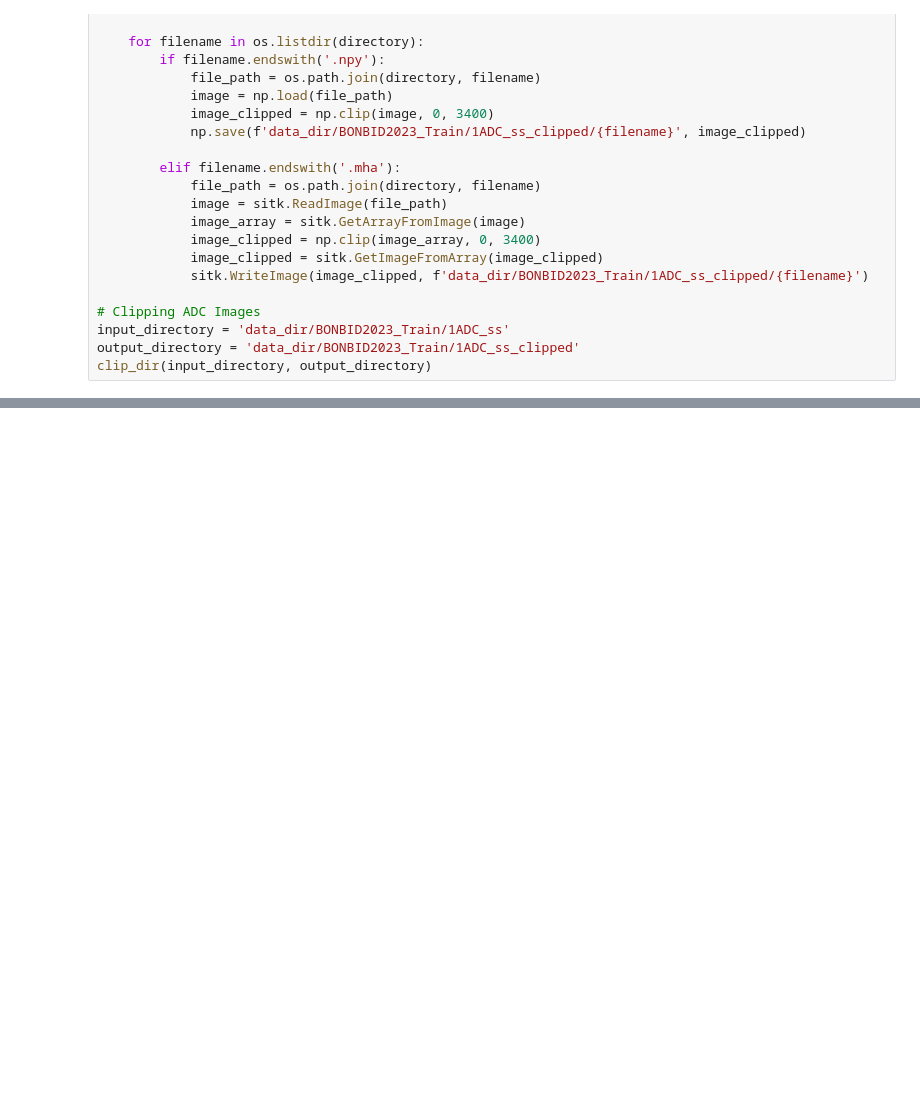
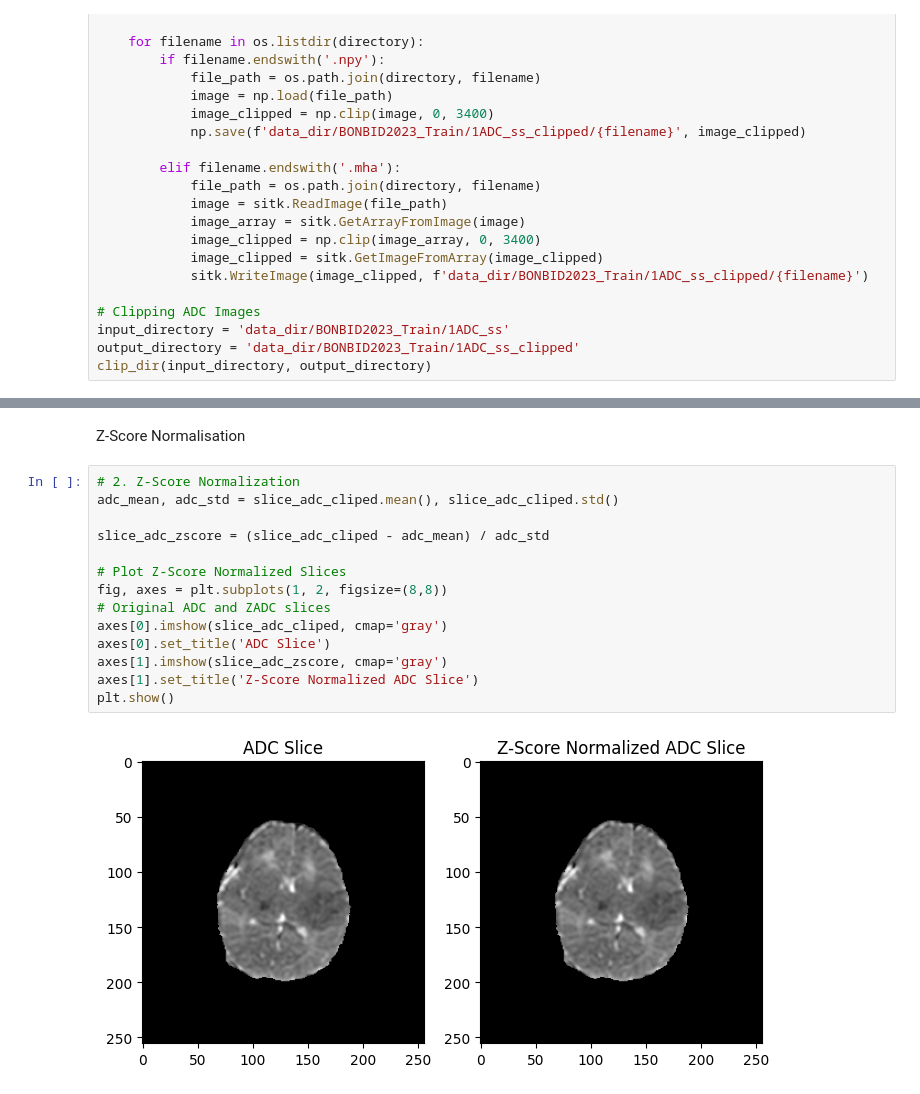
Before and after one commit to Neonatal-Brain-Lesion-Segmentation/CodeBase, a Jupyter notebook: codebase/transforms/preprocess.ipynb, the cells around one changed output, grey strips where cells are left out. Cells and saved outputs as stored; diff of their text form; blank space fills up the shorter version.

```diff
--- a/codebase/transforms/preprocess.ipynb
+++ b/codebase/transforms/preprocess.ipynb
@@ -331,0 +349,18 @@ clip_dir(input_directory, output_directory)
+# %% [markdown]
+Z-Score Normalisation
+# %%
+# 2. Z-Score Normalization
+adc_mean, adc_std = slice_adc_cliped.mean(), slice_adc_cliped.std()
+
+slice_adc_zscore = (slice_adc_cliped - adc_mean) / adc_std
+
+# Plot Z-Score Normalized Slices
+fig, axes = plt.subplots(1, 2, figsize=(8,8))
+# Original ADC and ZADC slices
+axes[0].imshow(slice_adc_cliped, cmap='gray')
+axes[0].set_title('ADC Slice')
+axes[1].imshow(slice_adc_zscore, cmap='gray')
+axes[1].set_title('Z-Score Normalized ADC Slice')
+plt.show()
+# %% [output]
+[figure, added]
```
Also changed, not shown: parts of 4 cells of this notebook.
